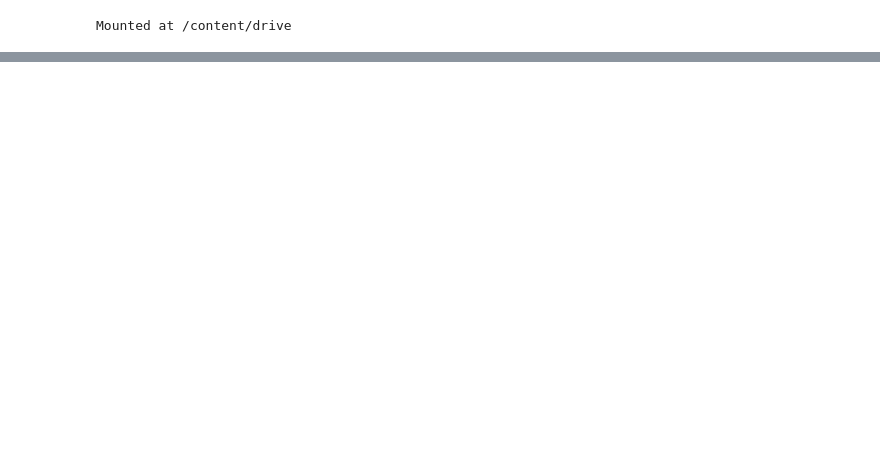
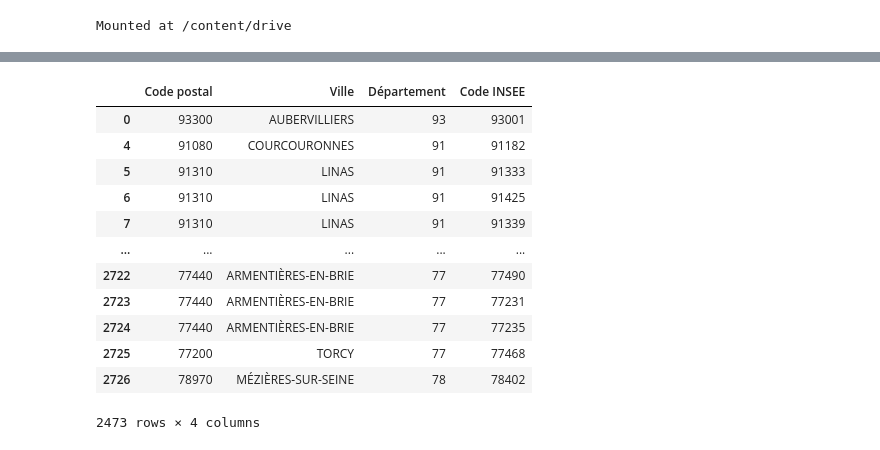
Before and after one commit to dataforgoodfr/batch8_mednum, a Jupyter notebook: notebooks/acces_information.ipynb, the cells around one changed output, grey strips where cells are left out. Cells and saved outputs as stored; diff of their text form; code cells hidden in the pictures; blank space fills up the shorter version.

```diff
--- a/notebooks/acces_information.ipynb
+++ b/notebooks/acces_information.ipynb
@@ -307,0 +58,18 @@ ax.grid(which='both', alpha=0.3)
+# %%
+mapping.drop_duplicates(inplace=True)
+# %%
+df.merge(mapping[['Code INSEE', 'Code postal']], how='inner', on='Code postal').drop_duplicates()
+# %% [output]
+|  | Code postal | Ville | Département | Code INSEE |
+| 0 | 93300 | AUBERVILLIERS | 93 | 93001 |
+| 4 | 91080 | COURCOURONNES | 91 | 91182 |
+| 5 | 91310 | LINAS | 91 | 91333 |
+| 6 | 91310 | LINAS | 91 | 91425 |
+| 7 | 91310 | LINAS | 91 | 91339 |
+| ... | ... | ... | ... | ... |
+| 2722 | 77440 | ARMENTIÈRES-EN-BRIE | 77 | 77490 |
+| 2723 | 77440 | ARMENTIÈRES-EN-BRIE | 77 | 77231 |
+| 2724 | 77440 | ARMENTIÈRES-EN-BRIE | 77 | 77235 |
+| 2725 | 77200 | TORCY | 77 | 77468 |
+| 2726 | 78970 | MÉZIÈRES-SUR-SEINE | 78 | 78402 |
+2473 rows × 4 columns
```
Also changed, not shown: parts of 26 cells of this notebook.
